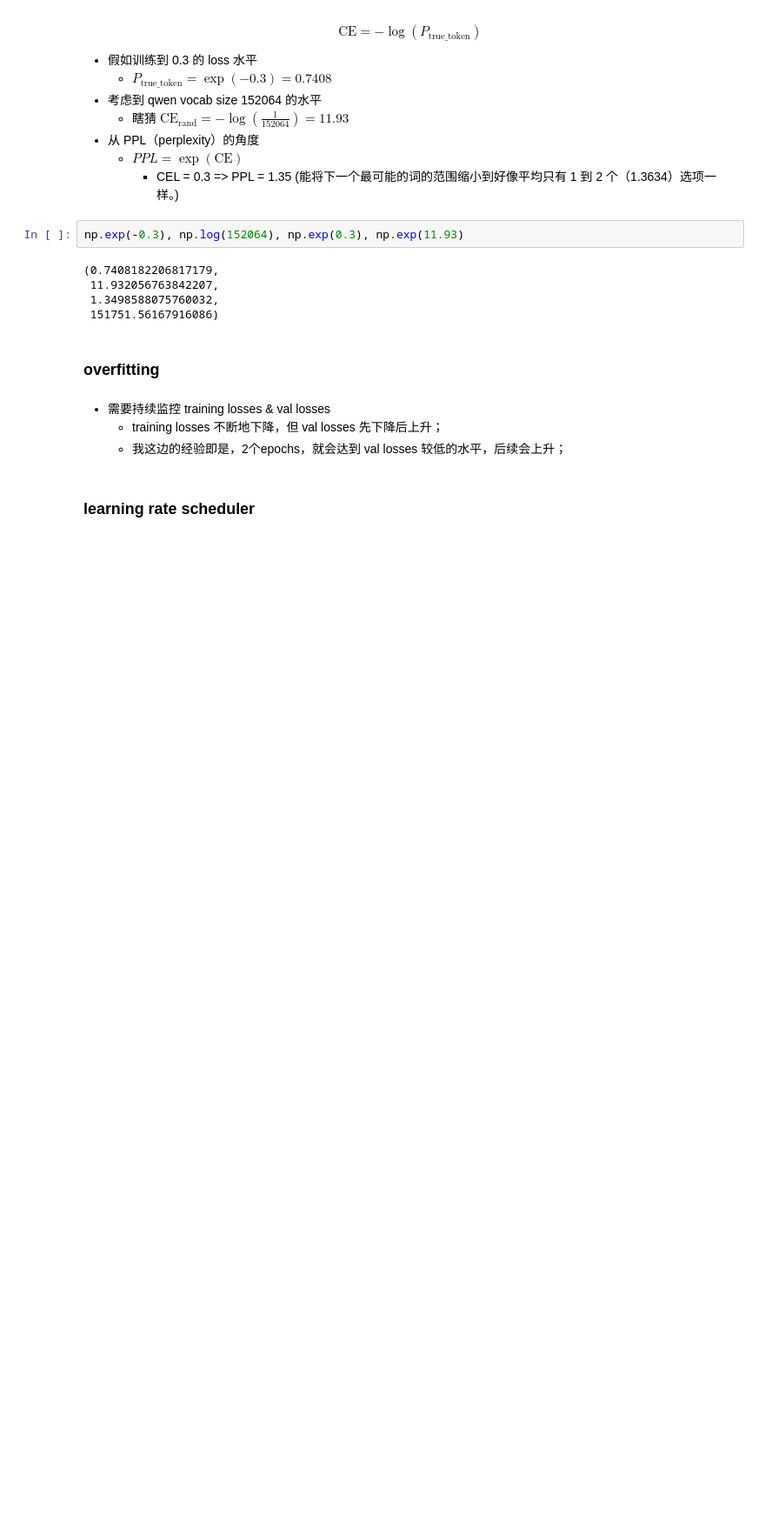
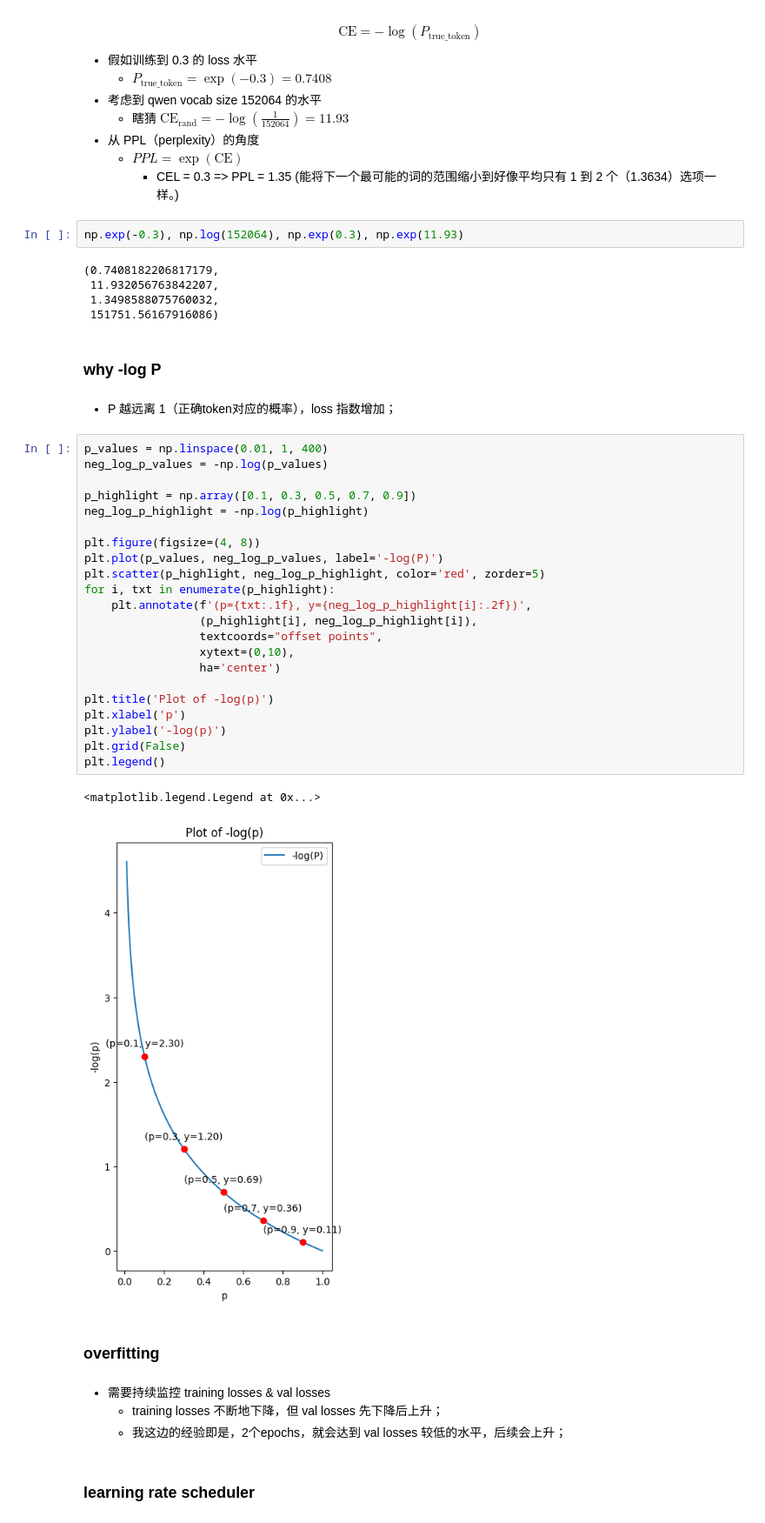
Before and after one commit to chunhuizhang/llm_rl, a Jupyter notebook: tutorials/infra/verl/verl_sft.ipynb, the cells around one changed output. Shown: that part at 87% size. Saved outputs shown, nothing was run; the diff lists cells and outputs as text; blank space fills up the shorter version.

```diff
--- a/tutorials/infra/verl/verl_sft.ipynb
+++ b/tutorials/infra/verl/verl_sft.ipynb
@@ -83,6 +84,35 @@ np.exp(-0.3), np.log(152064), np.exp(0.3), np.exp(11.93)
  11.932056763842207,
  1.3498588075760032,
  151751.56167916086)
+# %% [markdown]
+### why -log P
+# %% [markdown]
+- P 越远离 1（正确token对应的概率），loss 指数增加；
+# %%
+p_values = np.linspace(0.01, 1, 400)
+neg_log_p_values = -np.log(p_values)
+
+p_highlight = np.array([0.1, 0.3, 0.5, 0.7, 0.9])
+neg_log_p_highlight = -np.log(p_highlight)
+
+plt.figure(figsize=(4, 8))
+plt.plot(p_values, neg_log_p_values, label='-log(P)')
+plt.scatter(p_highlight, neg_log_p_highlight, color='red', zorder=5)
+for i, txt in enumerate(p_highlight):
+    plt.annotate(f'(p={txt:.1f}, y={neg_log_p_highlight[i]:.2f})',
+                 (p_highlight[i], neg_log_p_highlight[i]),
+                 textcoords="offset points",
+                 xytext=(0,10),
+                 ha='center')
+
+plt.title('Plot of -log(p)')
+plt.xlabel('p')
+plt.ylabel('-log(p)')
+plt.grid(False)
+plt.legend()
+# %% [output]
+<matplotlib.legend.Legend at 0x...>
+[figure, added]
 # %% [markdown]
 ### overfitting
 # %% [markdown]
```
Also changed, not shown: parts of 3 cells of this notebook, 2 other files.
